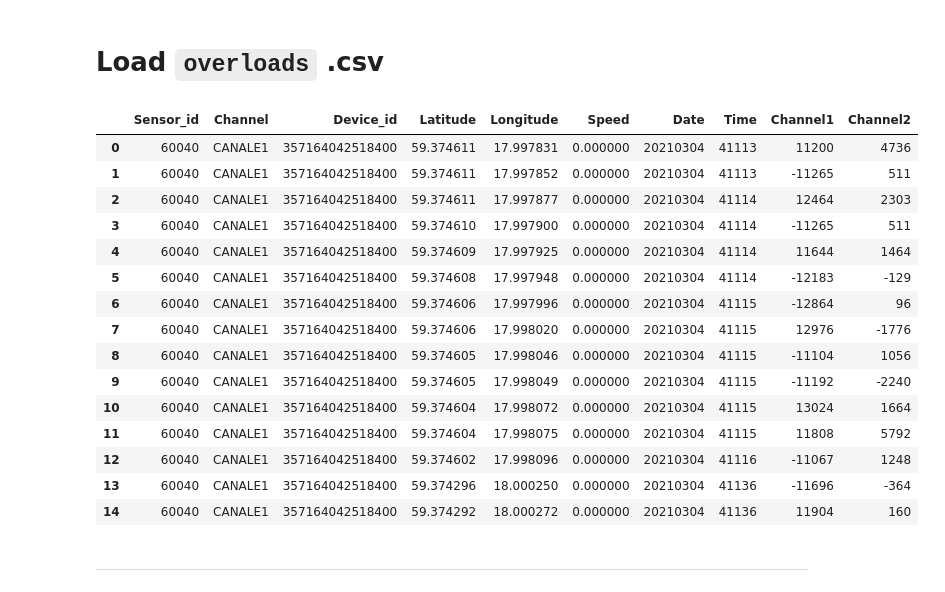
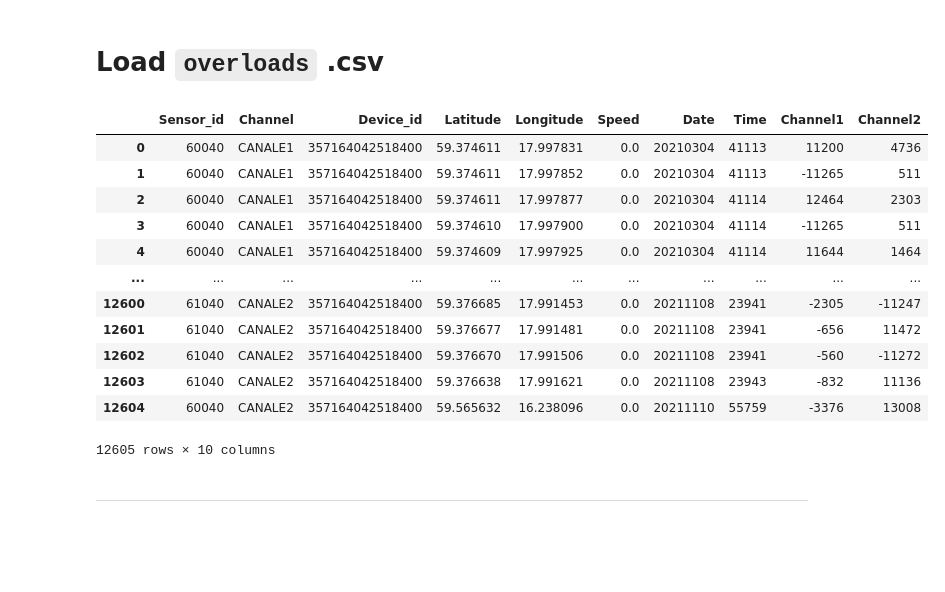
Before and after one commit to OmidSa75/Data_scinece-Smartset-overloads-PoliMI, a Jupyter notebook: main.ipynb, the cells around one changed output. Cells and saved outputs as stored; diff of their text form; code cells hidden in the pictures; blank space fills up the shorter version.

```diff
--- a/main.ipynb
+++ b/main.ipynb
@@ -20,24 +18,21 @@ import geopandas as gpd
 # %%
 df1 = pd.read_csv('357164042518400_OLs.csv', delimiter=';', names=["Sensor_id", "Channel", "Device_id", "Latitude",
                                                                    "Longitude", "Speed", "Date", "Time", "Channel1", "Channel2"])
-df1.head(15).style.background_gradient('coolwarm')
+df1
 # %% [output]
 |  | Sensor_id | Channel | Device_id | Latitude | Longitude | Speed | Date | Time | Channel1 | Channel2 |
-| 0 | 60040 | CANALE1 | 357164042518400 | 59.374611 | 17.997831 | 0.000000 | 20210304 | 41113 | 11200 | 4736 |
-| 1 | 60040 | CANALE1 | 357164042518400 | 59.374611 | 17.997852 | 0.000000 | 20210304 | 41113 | -11265 | 511 |
-| 2 | 60040 | CANALE1 | 357164042518400 | 59.374611 | 17.997877 | 0.000000 | 20210304 | 41114 | 12464 | 2303 |
-| 3 | 60040 | CANALE1 | 357164042518400 | 59.374610 | 17.997900 | 0.000000 | 20210304 | 41114 | -11265 | 511 |
-| 4 | 60040 | CANALE1 | 357164042518400 | 59.374609 | 17.997925 | 0.000000 | 20210304 | 41114 | 11644 | 1464 |
-| 5 | 60040 | CANALE1 | 357164042518400 | 59.374608 | 17.997948 | 0.000000 | 20210304 | 41114 | -12183 | -129 |
-| 6 | 60040 | CANALE1 | 357164042518400 | 59.374606 | 17.997996 | 0.000000 | 20210304 | 41115 | -12864 | 96 |
-| 7 | 60040 | CANALE1 | 357164042518400 | 59.374606 | 17.998020 | 0.000000 | 20210304 | 41115 | 12976 | -1776 |
-| 8 | 60040 | CANALE1 | 357164042518400 | 59.374605 | 17.998046 | 0.000000 | 20210304 | 41115 | -11104 | 1056 |
-| 9 | 60040 | CANALE1 | 357164042518400 | 59.374605 | 17.998049 | 0.000000 | 20210304 | 41115 | -11192 | -2240 |
-| 10 | 60040 | CANALE1 | 357164042518400 | 59.374604 | 17.998072 | 0.000000 | 20210304 | 41115 | 13024 | 1664 |
-| 11 | 60040 | CANALE1 | 357164042518400 | 59.374604 | 17.998075 | 0.000000 | 20210304 | 41115 | 11808 | 5792 |
-| 12 | 60040 | CANALE1 | 357164042518400 | 59.374602 | 17.998096 | 0.000000 | 20210304 | 41116 | -11067 | 1248 |
-| 13 | 60040 | CANALE1 | 357164042518400 | 59.374296 | 18.000250 | 0.000000 | 20210304 | 41136 | -11696 | -364 |
-| 14 | 60040 | CANALE1 | 357164042518400 | 59.374292 | 18.000272 | 0.000000 | 20210304 | 41136 | 11904 | 160 |
+| 0 | 60040 | CANALE1 | 357164042518400 | 59.374611 | 17.997831 | 0.0 | 20210304 | 41113 | 11200 | 4736 |
+| 1 | 60040 | CANALE1 | 357164042518400 | 59.374611 | 17.997852 | 0.0 | 20210304 | 41113 | -11265 | 511 |
+| 2 | 60040 | CANALE1 | 357164042518400 | 59.374611 | 17.997877 | 0.0 | 20210304 | 41114 | 12464 | 2303 |
+| 3 | 60040 | CANALE1 | 357164042518400 | 59.374610 | 17.997900 | 0.0 | 20210304 | 41114 | -11265 | 511 |
+| 4 | 60040 | CANALE1 | 357164042518400 | 59.374609 | 17.997925 | 0.0 | 20210304 | 41114 | 11644 | 1464 |
+| ... | ... | ... | ... | ... | ... | ... | ... | ... | ... | ... |
+| 12600 | 61040 | CANALE2 | 357164042518400 | 59.376685 | 17.991453 | 0.0 | 20211108 | 23941 | -2305 | -11247 |
+| 12601 | 61040 | CANALE2 | 357164042518400 | 59.376677 | 17.991481 | 0.0 | 20211108 | 23941 | -656 | 11472 |
+| 12602 | 61040 | CANALE2 | 357164042518400 | 59.376670 | 17.991506 | 0.0 | 20211108 | 23941 | -560 | -11272 |
+| 12603 | 61040 | CANALE2 | 357164042518400 | 59.376638 | 17.991621 | 0.0 | 20211108 | 23943 | -832 | 11136 |
+| 12604 | 60040 | CANALE2 | 357164042518400 | 59.565632 | 16.238096 | 0.0 | 20211110 | 55759 | -3376 | 13008 |
+12605 rows × 10 columns
 # %% [markdown]
 ---
 # %% [markdown]
```
Also changed, not shown: parts of 16 cells of this notebook, 6 other files.
